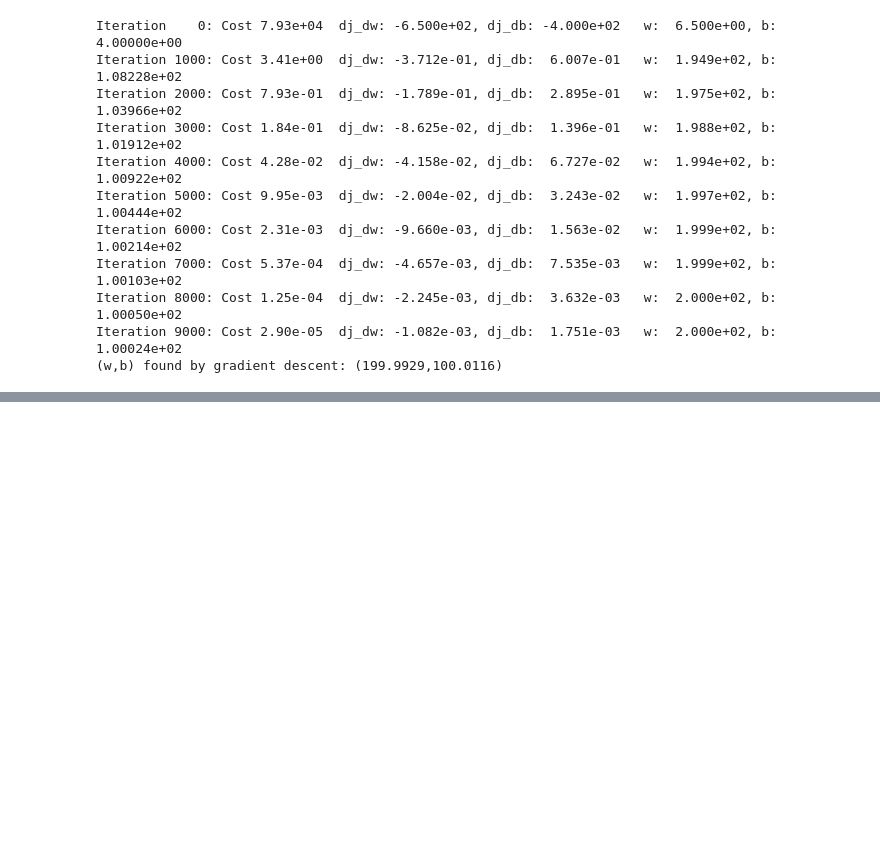
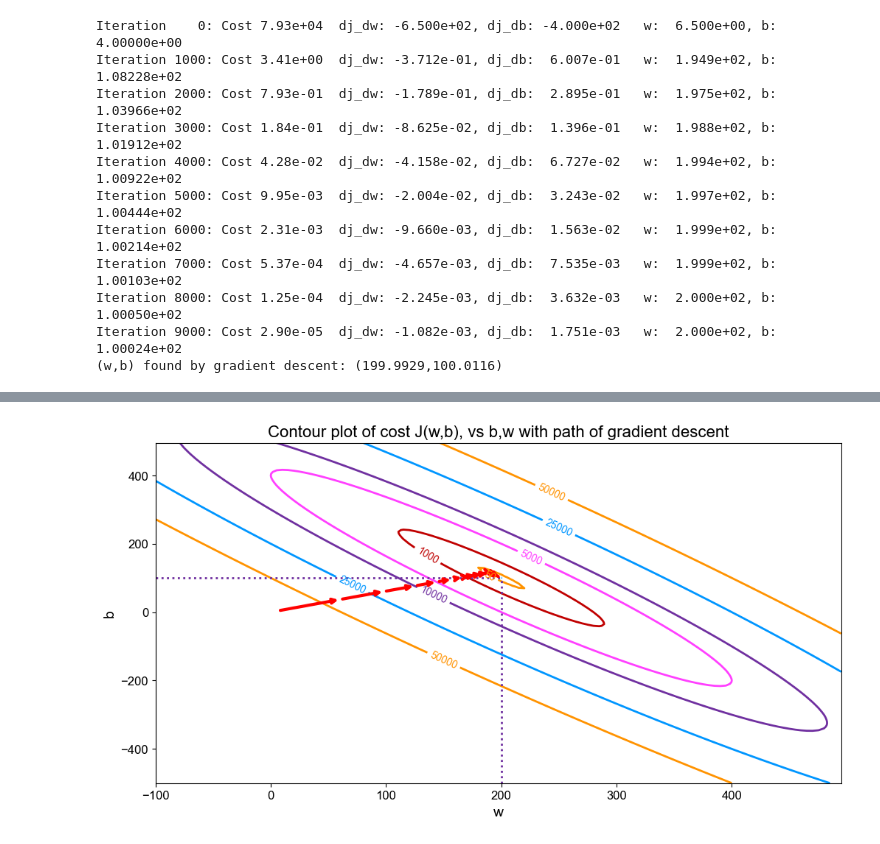
Before and after one commit to leonardo-barrochello-dev/estudos-machine-learning, a Jupyter notebook: Nivel 2 - Machine Learning/Regression/lab_03_gradient_descent.ipynb, the cells around one changed output, grey strips where cells are left out. Drawn from its saved outputs; the diff is of its cells as text; code cells hidden in the pictures; blank space fills up the shorter version.

```diff
--- a/Nivel 2 - Machine Learning/Regression/lab_03_gradient_descent.ipynb
+++ b/Nivel 2 - Machine Learning/Regression/lab_03_gradient_descent.ipynb
@@ -130,0 +150,5 @@ Iteration 9000: Cost 2.90e-05  dj_dw: -1.082e-03, dj_db:  1.751e-03   w:  2.000e
+# %%
+fig, ax = plt.subplots(1,1, figsize=(12, 6))
+plt_contour_wgrad(x_train, y_train, p_hist, ax)
+# %% [output]
+[figure, added]
```
Also changed, not shown: parts of 5 cells of this notebook, 5 other files.
